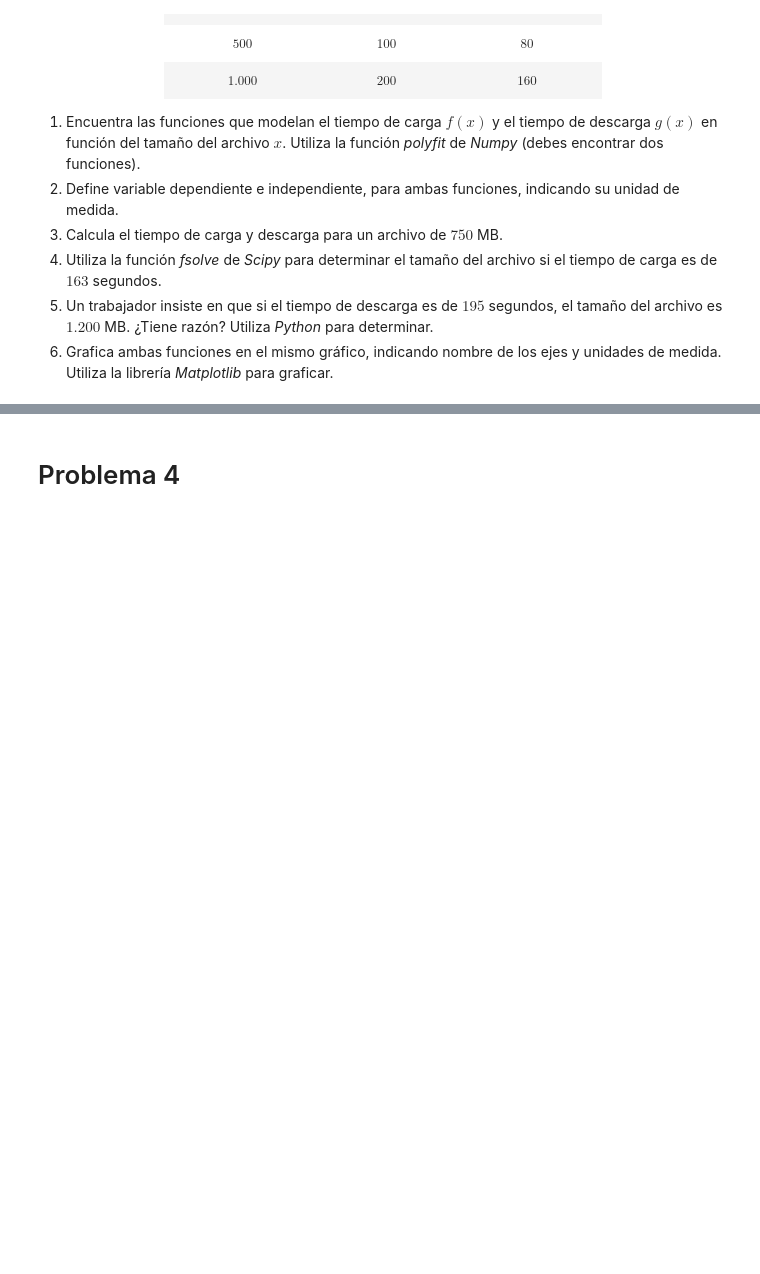
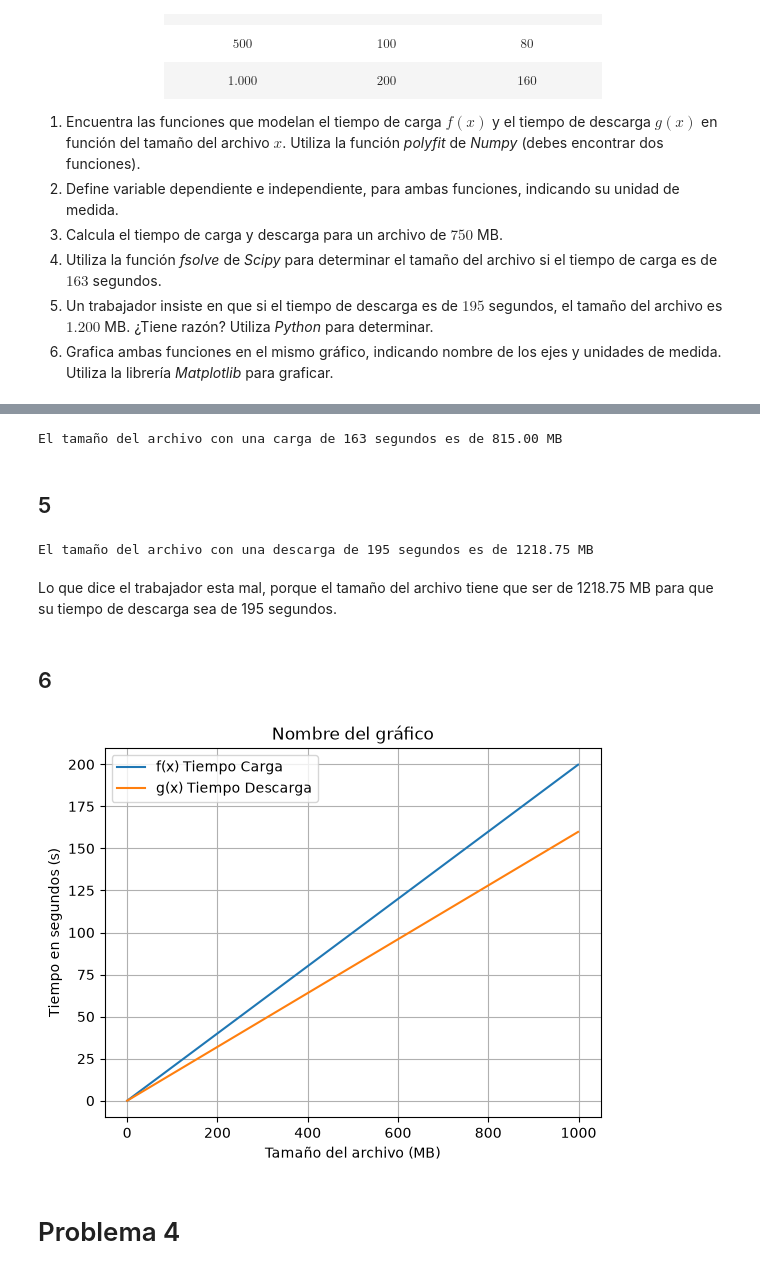
Before and after one commit to LemonHum4n/EjerciciosDuoc, a Jupyter notebook: 2026/Matematicas Aplicadas/Guia2/G2_Función_Lineal.ipynb, the cells around one changed output, grey strips where cells are left out. Drawn from its saved outputs; the diff is of its cells as text; code cells hidden in the pictures; blank space fills up the shorter version.

```diff
--- a/2026/Matematicas Aplicadas/Guia2/G2_Función_Lineal.ipynb
+++ b/2026/Matematicas Aplicadas/Guia2/G2_Función_Lineal.ipynb
@@ -104,0 +225,8 @@ Una empresa de tecnología quiere optimizar el tiempo de carga y descarga de arc
+# %%
+def f(a):
+    return pendienteCarga*a + interceptoCarga
+
+def g(a):
+    return pendienteDescarga*a + interceptoDescarga
+
+print(f"El tiempo de carga del archivo 750MB es de {f(750):.2f} segundos, y el tiempo de descarga es de {g(750):.2f} segundos")
@@ -105,3 +237,48 @@ Una empresa de tecnología quiere optimizar el tiempo de carga y descarga de arc
+# %%
+def f(a):
+    return pendienteCarga*a + interceptoCarga - 163
+
+#Valor inicial de la aproximación:
+a = 0
+solucion = fsolve(f, a)
+
+print(f"El tamaño del archivo con una carga de 163 segundos es de {solucion[0]:.2f} MB")
+# %% [output]
+El tamaño del archivo con una carga de 163 segundos es de 815.00 MB
+# %% [markdown]
+## 5
+# %%
+def g(a):
+    return pendienteDescarga*a + interceptoDescarga - 195
+
+a = 0
+solucion = fsolve(g, a)
+
+print(f"El tamaño del archivo con una descarga de 195 segundos es de {solucion[0]:.2f} MB")
+# %% [output]
+El tamaño del archivo con una descarga de 195 segundos es de 1218.75 MB
+# %% [markdown]
+Lo que dice el trabajador esta mal, porque el tamaño del archivo tiene que ser de 1218.75 MB para que su tiempo de descarga sea de 195 segundos.
+# %% [markdown]
+## 6
+# %%
+def f(a):
+    return pendienteCarga*a + interceptoCarga
+
+def g(a):
+    return pendienteDescarga*a + interceptoDescarga
+
+a = np.arange(0, 1000)
+plt.plot(a, f(a), label = 'f(x) Tiempo Carga')
+plt.plot(a, g(a), label = 'g(x) Tiempo Descarga')
+plt.title('Nombre del gráfico')
+plt.ylabel('Tiempo en segundos (s)')
+plt.xlabel('Tamaño del archivo (MB)')
+plt.legend()
+plt.grid()
+plt.show()
+# %% [output]
+[figure, added]
 # %% [markdown]
 # Problema 4
 # %% [markdown]
```
Also changed, not shown: parts of 24 cells of this notebook.
